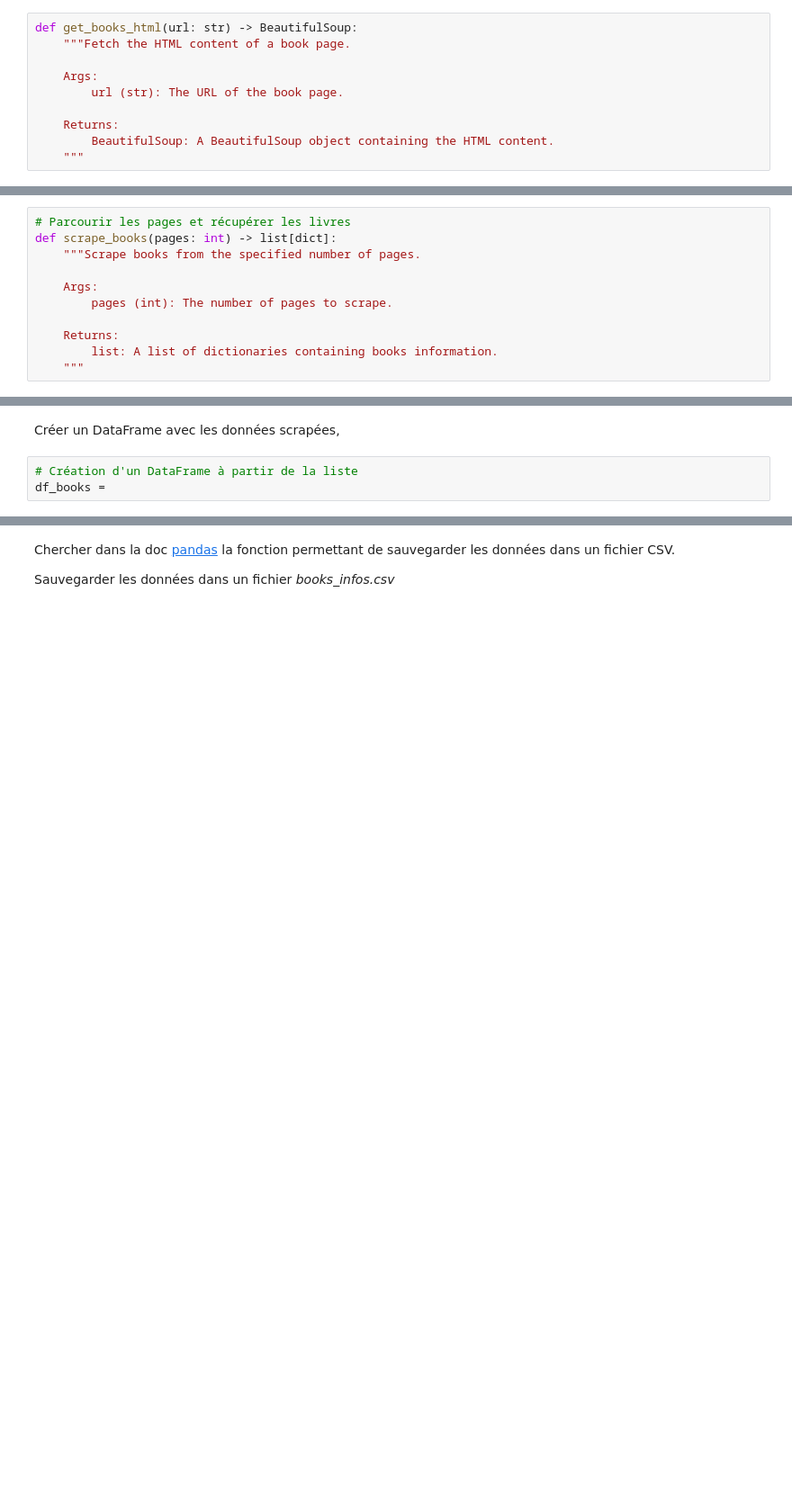
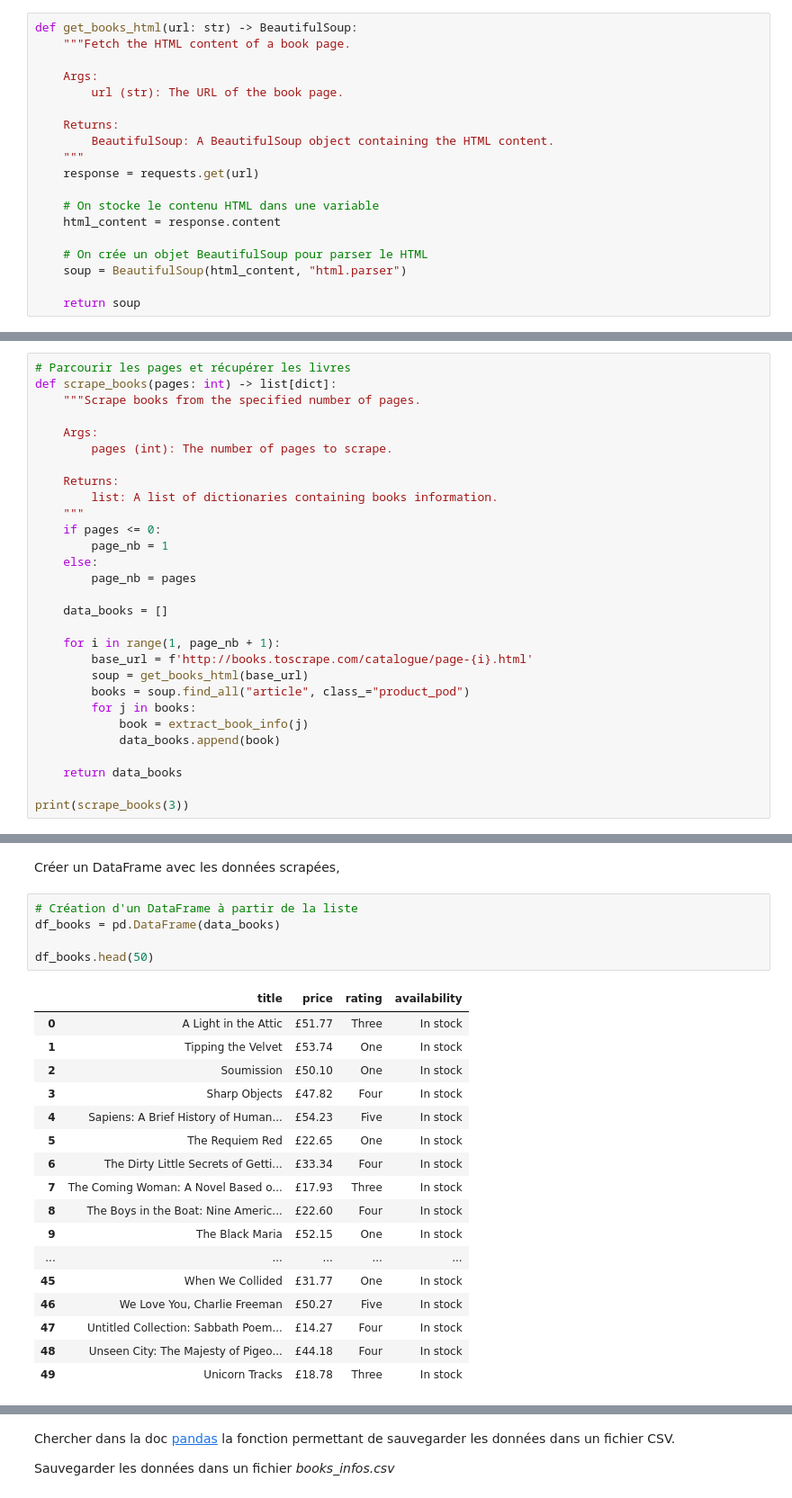
Before and after one commit to 17matb/plume-libre-scraping, a Jupyter notebook: notebooks/1_scraping.ipynb, the cells around one changed output, grey strips where cells are left out. Shown at 90% size. Cells and saved outputs as stored; diff of their text form; blank space fills up the shorter version.

Commit message:
3. Itérations sur plusieurs pages HTML

```diff
--- a/notebooks/1_scraping.ipynb
+++ b/notebooks/1_scraping.ipynb
@@ -414,5 +414,14 @@ def get_books_html(url: str) -> BeautifulSoup:
     Returns:
         BeautifulSoup: A BeautifulSoup object containing the HTML content.
     """
+    response = requests.get(url)
+
+    # On stocke le contenu HTML dans une variable
+    html_content = response.content
+
+    # On crée un objet BeautifulSoup pour parser le HTML
+    soup = BeautifulSoup(html_content, "html.parser")
+
+    return soup
 # %%
 # Test de la fonction get_book_html avec la page 2
@@ -437,3 +460,21 @@ def scrape_books(pages: int) -> list[dict]:
     Returns:
         list: A list of dictionaries containing books information.
     """
+    if pages <= 0:
+        page_nb = 1
+    else:
+        page_nb = pages
+
+    data_books = []
+
+    for i in range(1, page_nb + 1):
+        base_url = f'http://books.toscrape.com/catalogue/page-{i}.html'
+        soup = get_books_html(base_url)
+        books = soup.find_all("article", class_="product_pod")
+        for j in books:
+            book = extract_book_info(j)
+            data_books.append(book)
+
+    return data_books
+
+print(scrape_books(3))
@@ -445,6 +490,26 @@ print(scrape_books(50)[:5])
 Créer un DataFrame avec les données scrapées,
 # %%
 # Création d'un DataFrame à partir de la liste
-df_books =
+df_books = pd.DataFrame(data_books)
+
+df_books.head(50)
+# %% [output]
+|  | title | price | rating | availability |
+| 0 | A Light in the Attic | £51.77 | Three | In stock |
+| 1 | Tipping the Velvet | £53.74 | One | In stock |
+| 2 | Soumission | £50.10 | One | In stock |
+| 3 | Sharp Objects | £47.82 | Four | In stock |
+| 4 | Sapiens: A Brief History of Human... | £54.23 | Five | In stock |
+| 5 | The Requiem Red | £22.65 | One | In stock |
+| 6 | The Dirty Little Secrets of Getti... | £33.34 | Four | In stock |
+| 7 | The Coming Woman: A Novel Based o... | £17.93 | Three | In stock |
+| 8 | The Boys in the Boat: Nine Americ... | £22.60 | Four | In stock |
+| 9 | The Black Maria | £52.15 | One | In stock |
+| ... | ... | ... | ... | ... |
+| 45 | When We Collided | £31.77 | One | In stock |
+| 46 | We Love You, Charlie Freeman | £50.27 | Five | In stock |
+| 47 | Untitled Collection: Sabbath Poem... | £14.27 | Four | In stock |
+| 48 | Unseen City: The Majesty of Pigeo... | £44.18 | Four | In stock |
+| 49 | Unicorn Tracks | £18.78 | Three | In stock |
 # %%
 # Nombre de livres scrapés
```
Also changed, not shown: parts of 5 cells of this notebook, 1 other file.
